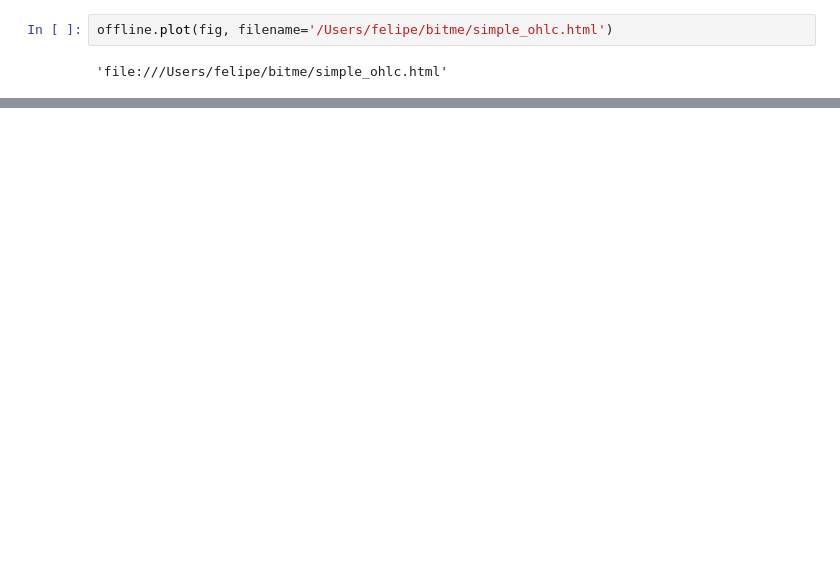
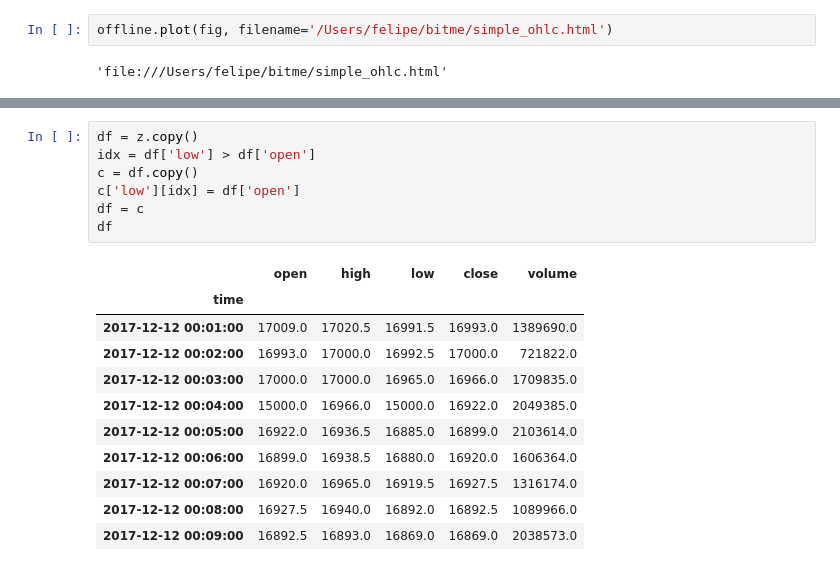
Before and after one commit to felipemontefuscolo/bitme, a Jupyter notebook: Untitled1.ipynb, the cells around one changed output, grey strips where cells are left out. Drawn from its saved outputs; the diff is of its cells as text; blank space fills up the shorter version.

```diff
--- a/Untitled1.ipynb
+++ b/Untitled1.ipynb
@@ -129,0 +222,19 @@ None
+# %%
+df = z.copy()
+idx = df['low'] > df['open']
+c = df.copy()
+c['low'][idx] = df['open']
+df = c
+df
+# %% [output]
+|  | open | high | low | close | volume |
+| time |  |  |  |  |  |
+| 2017-12-12 00:01:00 | 17009.0 | 17020.5 | 16991.5 | 16993.0 | 1389690.0 |
+| 2017-12-12 00:02:00 | 16993.0 | 17000.0 | 16992.5 | 17000.0 | 721822.0 |
+| 2017-12-12 00:03:00 | 17000.0 | 17000.0 | 16965.0 | 16966.0 | 1709835.0 |
+| 2017-12-12 00:04:00 | 15000.0 | 16966.0 | 15000.0 | 16922.0 | 2049385.0 |
+| 2017-12-12 00:05:00 | 16922.0 | 16936.5 | 16885.0 | 16899.0 | 2103614.0 |
+| 2017-12-12 00:06:00 | 16899.0 | 16938.5 | 16880.0 | 16920.0 | 1606364.0 |
+| 2017-12-12 00:07:00 | 16920.0 | 16965.0 | 16919.5 | 16927.5 | 1316174.0 |
+| 2017-12-12 00:08:00 | 16927.5 | 16940.0 | 16892.0 | 16892.5 | 1089966.0 |
+| 2017-12-12 00:09:00 | 16892.5 | 16893.0 | 16869.0 | 16869.0 | 2038573.0 |
```
Also changed, not shown: parts of 14 cells of this notebook, 6 other files.
